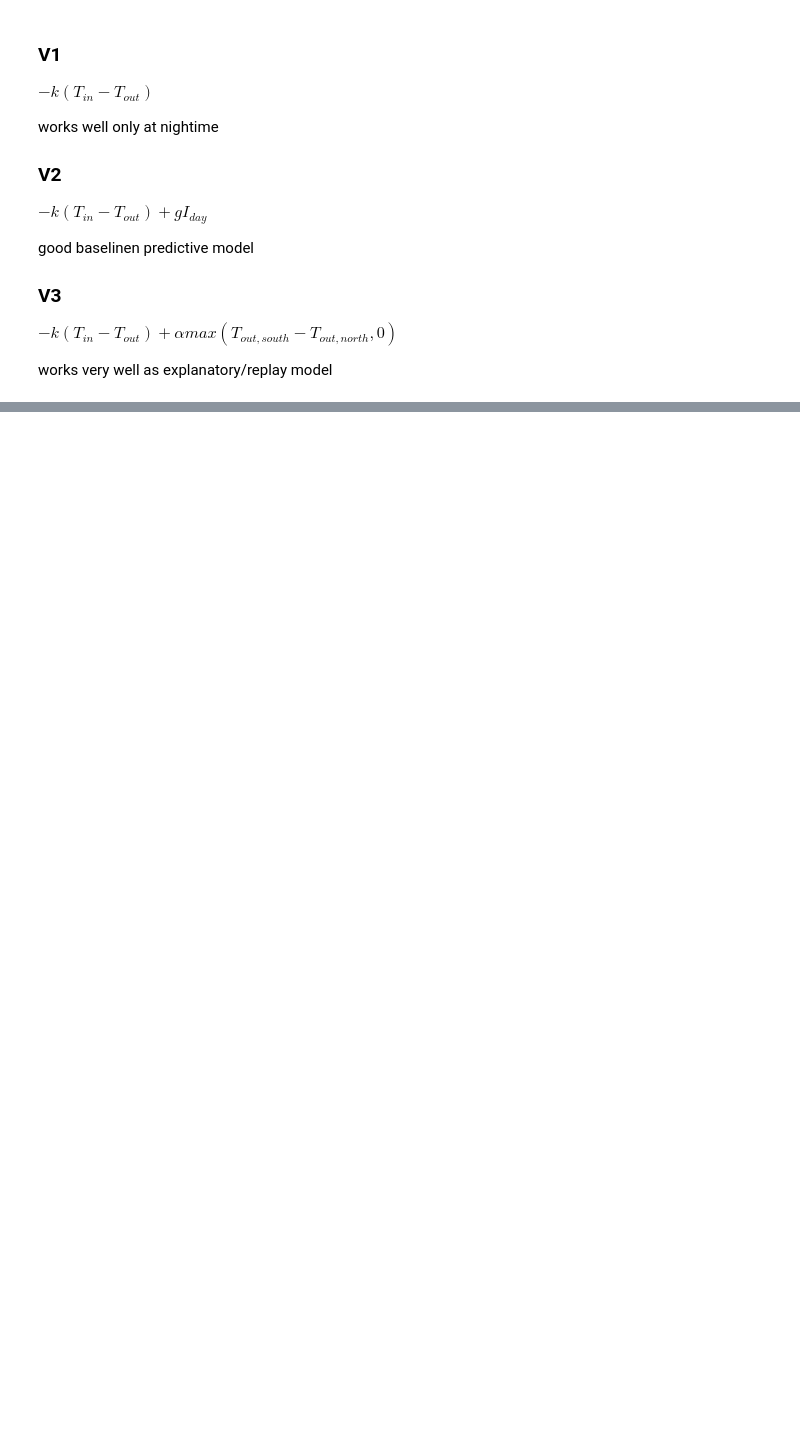
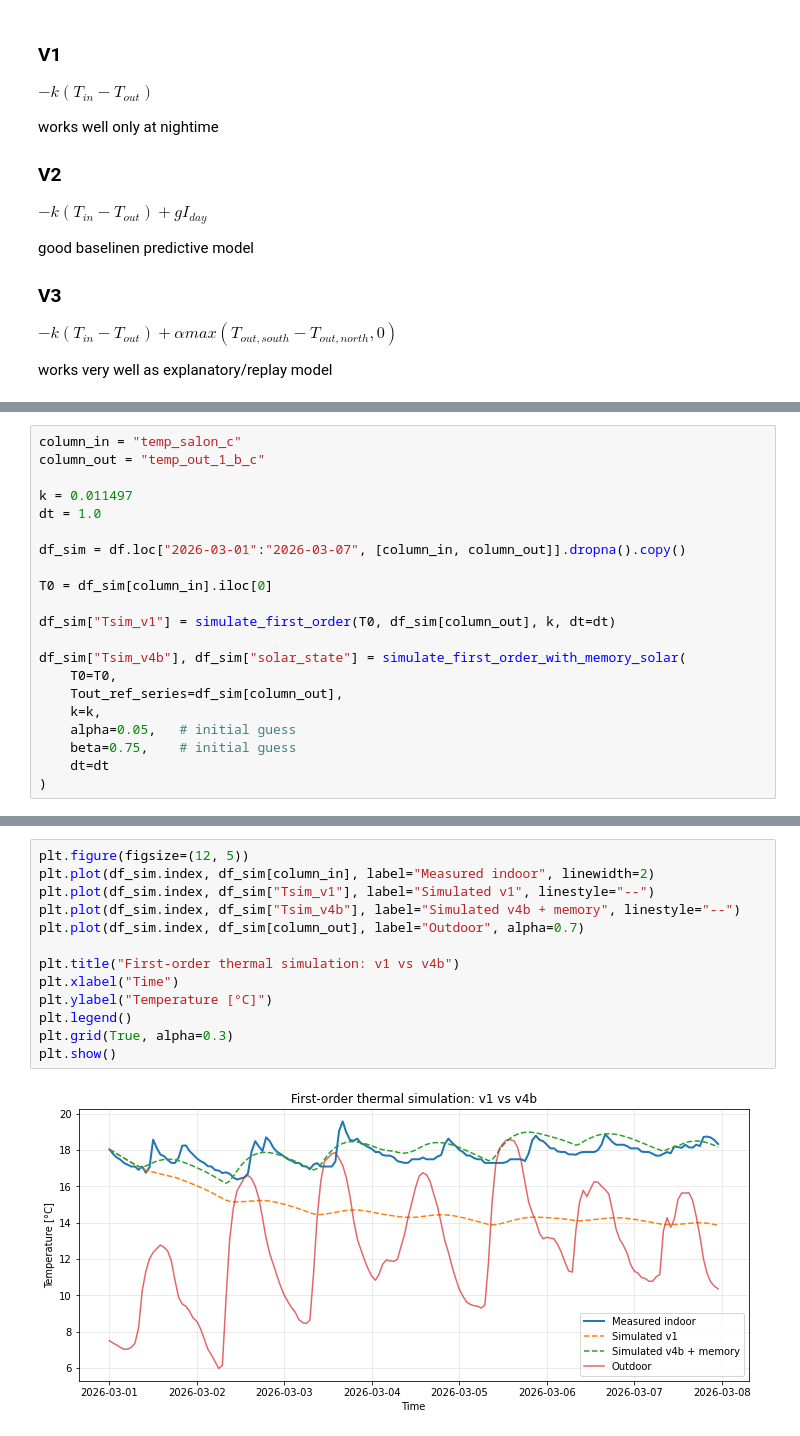
Before and after one commit to sotdousk/SntoHomeAssistant2026, a Jupyter notebook: PythonCodes/thermal_simulator.ipynb, the cells around one changed output, grey strips where cells are left out. Cells and saved outputs as stored; diff of their text form; blank space fills up the shorter version.

```diff
--- a/PythonCodes/thermal_simulator.ipynb
+++ b/PythonCodes/thermal_simulator.ipynb
@@ -443,0 +554,21 @@ works very well as explanatory/replay model
+# %%
+column_in = "temp_salon_c"
+column_out = "temp_out_1_b_c"
+
+k = 0.011497
+dt = 1.0
+
+df_sim = df.loc["2026-03-01":"2026-03-07", [column_in, column_out]].dropna().copy()
+
+T0 = df_sim[column_in].iloc[0]
+
+df_sim["Tsim_v1"] = simulate_first_order(T0, df_sim[column_out], k, dt=dt)
+
+df_sim["Tsim_v4b"], df_sim["solar_state"] = simulate_first_order_with_memory_solar(
+    T0=T0,
+    Tout_ref_series=df_sim[column_out],
+    k=k,
+    alpha=0.05,   # initial guess
+    beta=0.75,    # initial guess
+    dt=dt
+)
@@ -443,0 +618,15 @@ works very well as explanatory/replay model
+# %%
+plt.figure(figsize=(12, 5))
+plt.plot(df_sim.index, df_sim[column_in], label="Measured indoor", linewidth=2)
+plt.plot(df_sim.index, df_sim["Tsim_v1"], label="Simulated v1", linestyle="--")
+plt.plot(df_sim.index, df_sim["Tsim_v4b"], label="Simulated v4b + memory", linestyle="--")
+plt.plot(df_sim.index, df_sim[column_out], label="Outdoor", alpha=0.7)
+
+plt.title("First-order thermal simulation: v1 vs v4b")
+plt.xlabel("Time")
+plt.ylabel("Temperature [°C]")
+plt.legend()
+plt.grid(True, alpha=0.3)
+plt.show()
+# %% [output]
+[figure, added]
```
Also changed, not shown: parts of 19 cells of this notebook, 1 other file.
